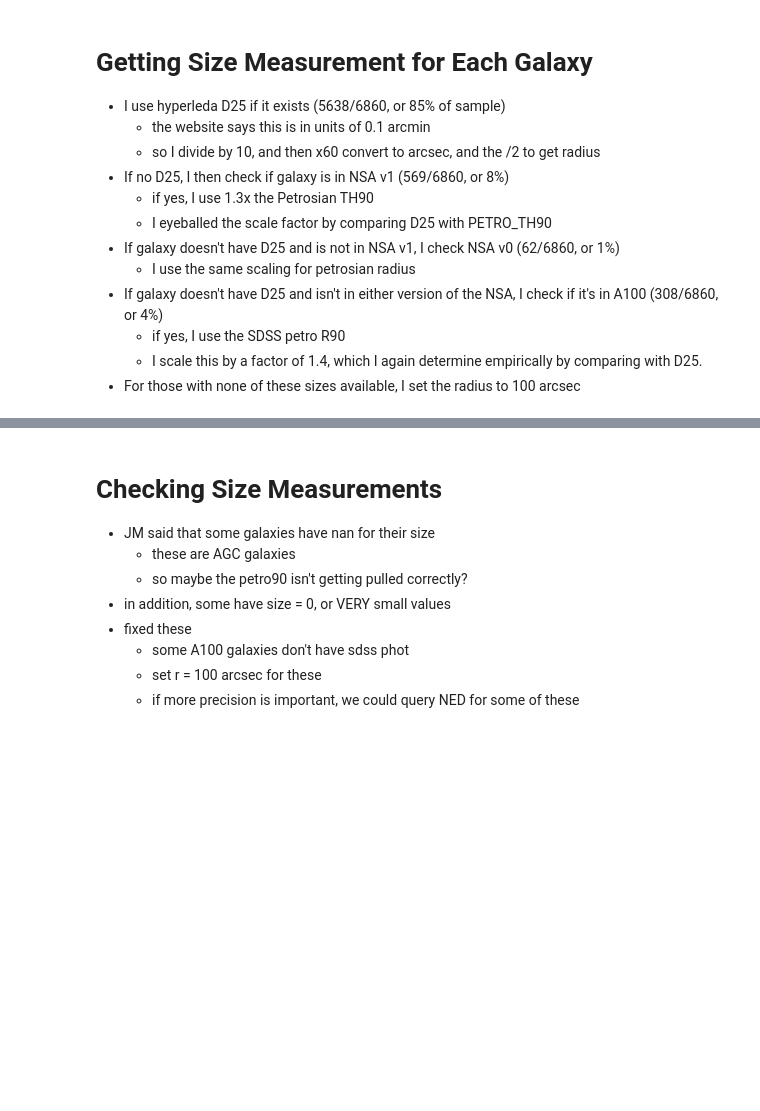
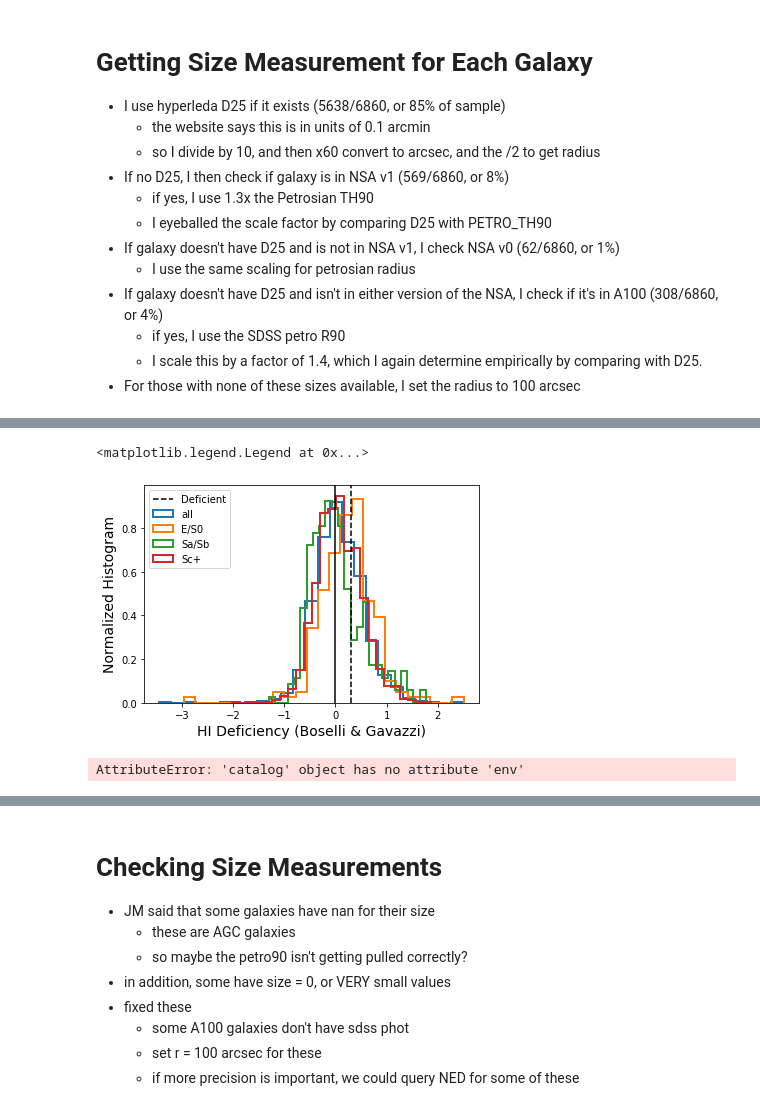
Before and after one commit to rfinn/Virgo, a Jupyter notebook: notebooks/making-subtables-of-cleaned-sample.ipynb, the cells around one changed output, grey strips where cells are left out. Cells and saved outputs as stored; diff of their text form; code cells hidden in the pictures; blank space fills up the shorter version.

```diff
--- a/notebooks/making-subtables-of-cleaned-sample.ipynb
+++ b/notebooks/making-subtables-of-cleaned-sample.ipynb
@@ -502,0 +511,51 @@ array([False, False, False, ..., False, False, False])
+# %%
+# histogram of Boselli HIdef
+
+plt.figure()
+nbin=25
+t = plt.hist(c.HIdef_bos[c.HIdef_flag],bins=nbin,histtype='step',label='all',normed=True,lw=2)
+
+flag = c.HIdef_flag & (c.cat['t'] <= 0)
+t = plt.hist(c.HIdef_bos[flag],bins=nbin,histtype='step',label='E/S0',normed=True,lw=2)
+flag = c.HIdef_flag & (c.cat['t'] <= 5)  & (c.cat['t'] > 0)
+t = plt.hist(c.HIdef_bos[flag],bins=nbin,histtype='step',label='Sa/Sb',normed=True,lw=2)
+flag = c.HIdef_flag & (c.cat['t'] > 5)
+t = plt.hist(c.HIdef_bos[flag],bins=nbin,histtype='step', label='Sc+',normed=True,lw=2)
+
+
+plt.xlabel("HI Deficiency (Boselli & Gavazzi)",fontsize=14)
+plt.ylabel('Normalized Histogram',fontsize=14)
+plt.axvline(x=0.3,ls='--',c='k',label='Deficient')
+plt.axvline(x=0.,ls='-',c='k')
+plt.legend()
+# %% [output]
+<matplotlib.legend.Legend at 0x...>
+[figure, added]
+# %%
+# histogram of Boselli HIdef
+rmax = 3.6
+virgo_flag = (c.env['distSGY_Virgo']**2 + c.env['distSGZ_Virgo']**2+ c.env['distSGX_Virgo']**2) < rmax**2
+print('number of cluster members = ',sum(virgo_flag))
+filament_flag = (c.filmemb['filament']!='---') & (~virgo_flag)
+
+
+plt.figure()
+nbin=25
+t = plt.hist(c.HIdef_bos[c.HIdef_flag],bins=nbin,histtype='step',label='all',normed=True,lw=2)
+
+# virgo
+flag = c.HIdef_flag & (virgo_flag)
+t = plt.hist(c.HIdef_bos[flag],bins=nbin,histtype='step',label='Virgo',normed=True,lw=2)
+flag = c.HIdef_flag & (filament_flag)
+t = plt.hist(c.HIdef_bos[flag],bins=nbin,histtype='step',label='Filaments',normed=True,lw=2)
+flag = c.HIdef_flag & (~virgo_flag & ~filament_flag)
+t = plt.hist(c.HIdef_bos[flag],bins=nbin,histtype='step', label='Field',normed=True,lw=2)
+
+
+plt.xlabel("HI Deficiency (Boselli & Gavazzi)",fontsize=14)
+plt.ylabel('Normalized Histogram',fontsize=14)
+plt.axvline(x=0.3,ls='--',c='k',label='Deficient')
+plt.axvline(x=0.,ls='-',c='k')
+plt.legend()
+# %% [output]
+AttributeError: 'catalog' object has no attribute 'env'
```
Also changed, not shown: parts of 16 cells of this notebook, 2 other files.
